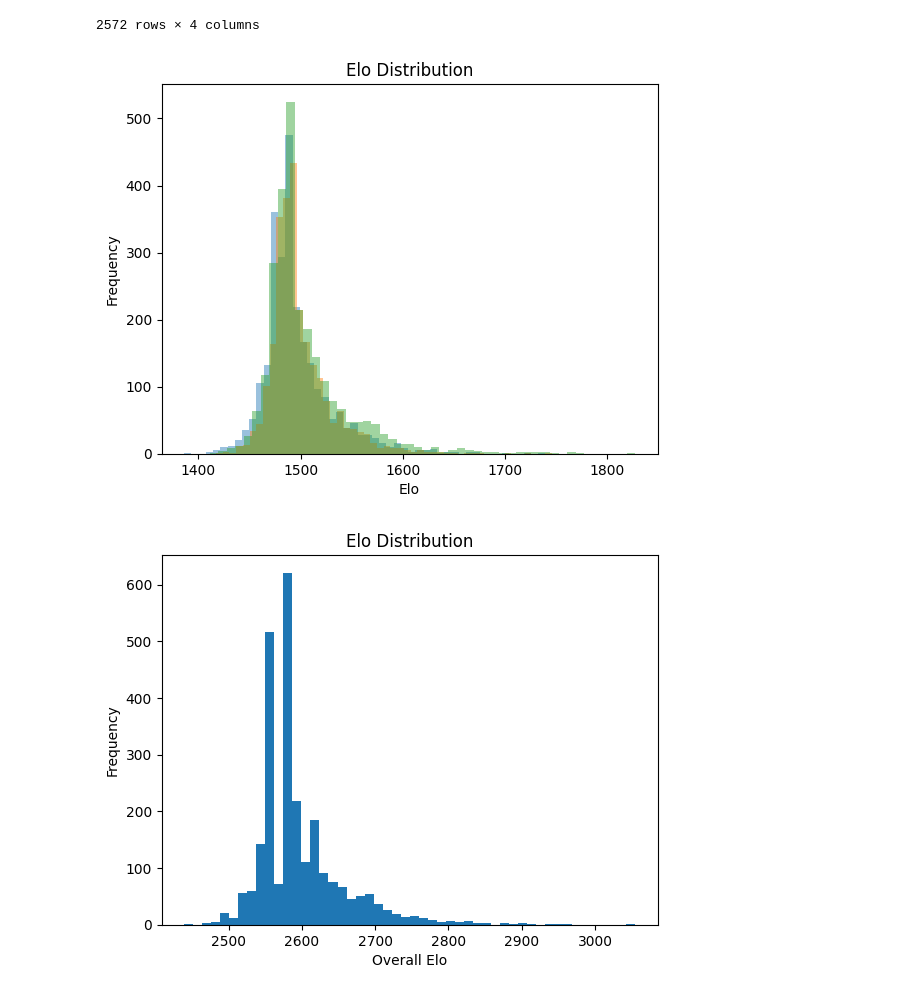
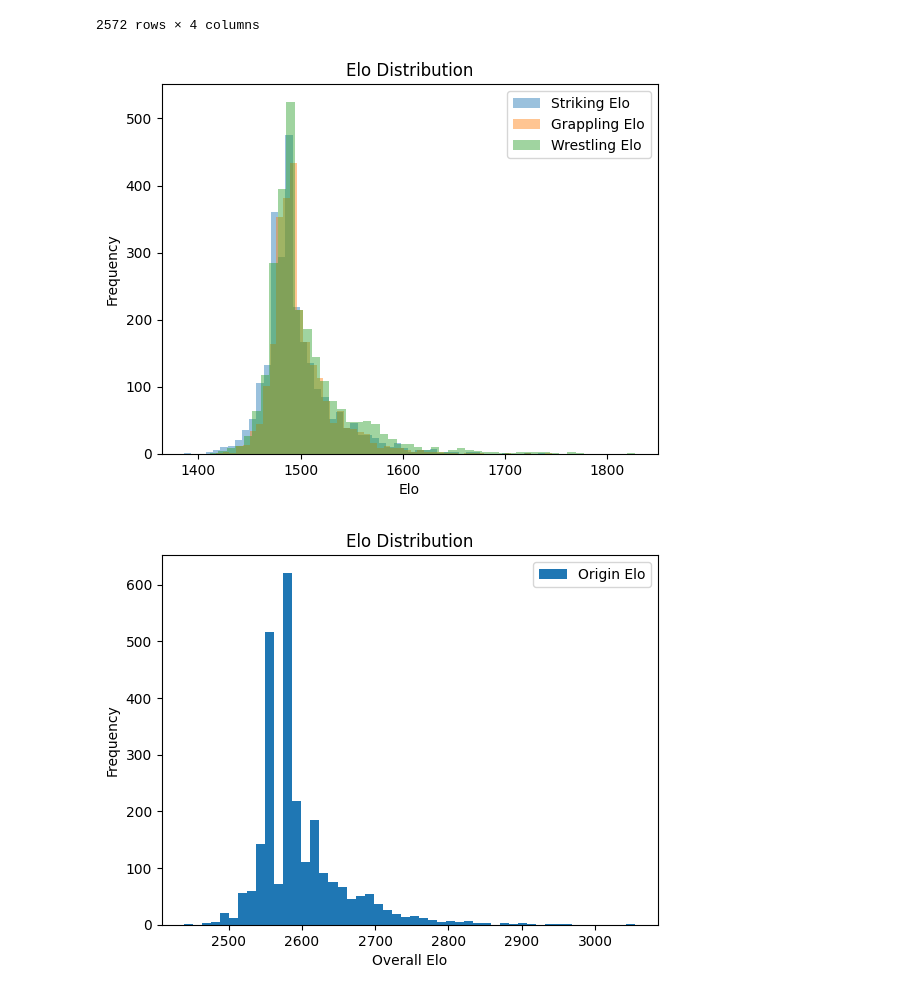
Before and after one commit to DimitrisPantzopoulos/AAHL-Math-IA, a Jupyter notebook: Plots.ipynb, the cells around one changed output. Saved outputs shown, nothing was run; the diff lists cells and outputs as text; code cells hidden in the pictures.

Commit message:
Added Legends on the histograms

```diff
--- a/Plots.ipynb
+++ b/Plots.ipynb
@@ -24,22 +24,24 @@ df
 | Chase Sherman | 1386.127161 | 1417.208454 | 1421.580902 | 2439.409882 |
 2572 rows × 4 columns
 # %%
-plt.hist(df['Striking'].values,  bins=50,  alpha=0.45)
-plt.hist(df['Grappling'].values, bins=50,  alpha=0.45)
-plt.hist(df['Wrestling'].values, bins=50,  alpha=0.45)
+plt.hist(df['Striking'].values,  bins=50,  alpha=0.45, label='Striking Elo')
+plt.hist(df['Grappling'].values, bins=50,  alpha=0.45, label='Grappling Elo')
+plt.hist(df['Wrestling'].values, bins=50,  alpha=0.45, label='Wrestling Elo')
 
 plt.title("Elo Distribution")
 plt.xlabel("Elo")
 plt.ylabel("Frequency")
+plt.legend()
 plt.show()
 # %% [output]
-[figure, old version]
+[figure, new version]
 # %%
-plt.hist(df['origin_elo'].values, bins=50)
+plt.hist(df['origin_elo'].values, bins=50, label='Origin Elo')
 
 plt.title("Elo Distribution")
 plt.xlabel("Overall Elo")
 plt.ylabel("Frequency")
+plt.legend()
 plt.show()
 # %% [output]
-[figure, old version]
+[figure, new version]
```
